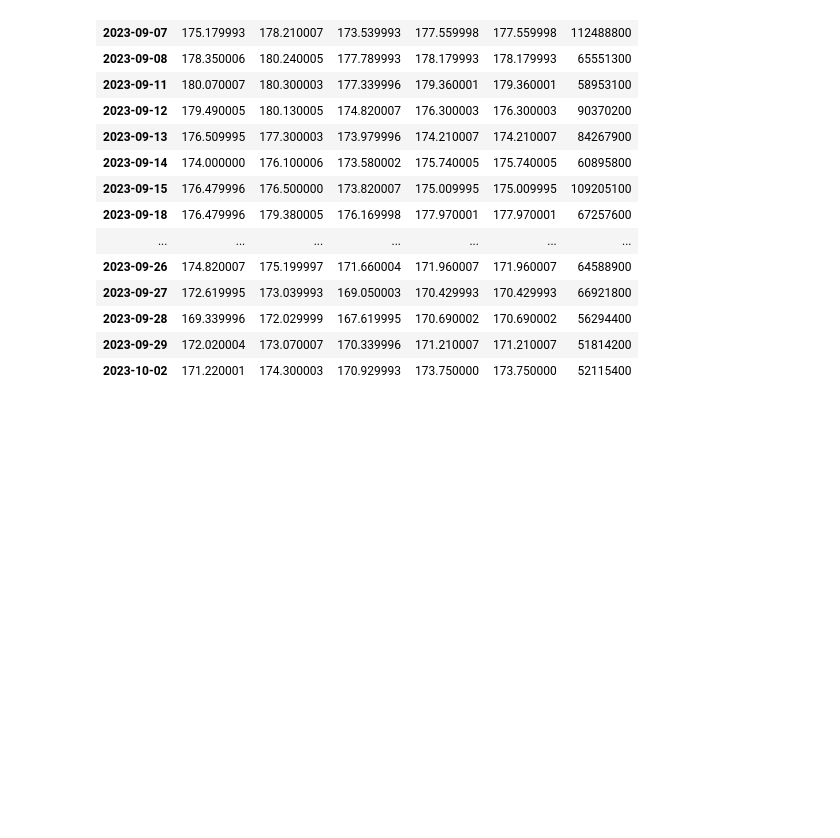
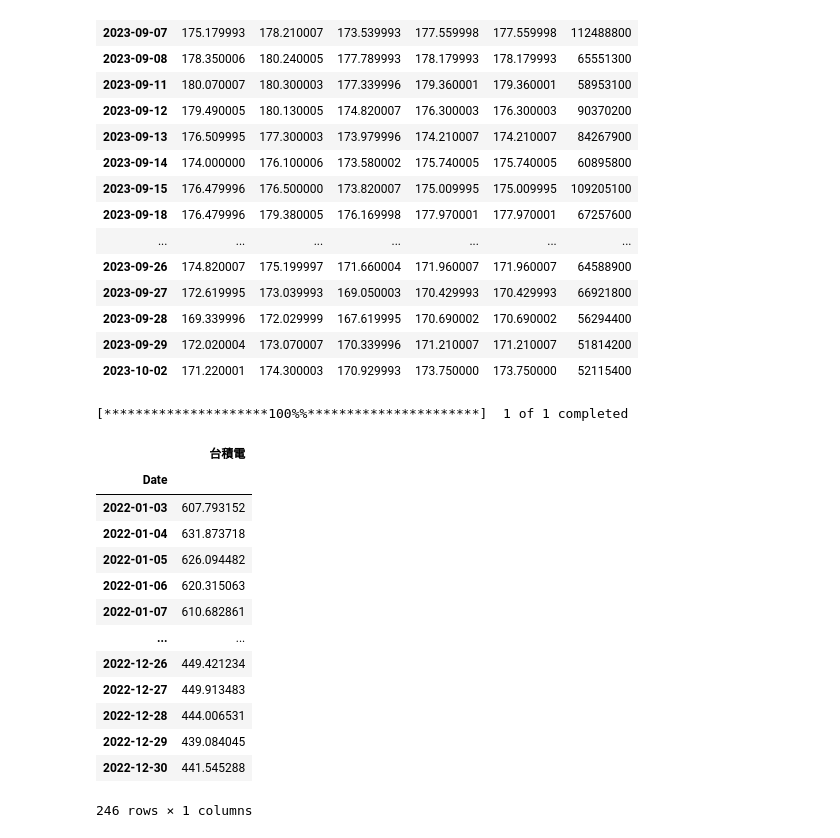
Before and after one commit to ElenaTsai/2023_07_27, a Jupyter notebook: lesson20_1.ipynb, the cells around one changed output. Drawn from its saved outputs; the diff is of its cells as text; code cells hidden in the pictures; blank space fills up the shorter version.

```diff
--- a/lesson20_1.ipynb
+++ b/lesson20_1.ipynb
@@ -359,3 +359,25 @@ data
 | 2023-09-28 | 169.339996 | 172.029999 | 167.619995 | 170.690002 | 170.690002 | 56294400 |
 | 2023-09-29 | 172.020004 | 173.070007 | 170.339996 | 171.210007 | 171.210007 | 51814200 |
 | 2023-10-02 | 171.220001 | 174.300003 | 170.929993 | 173.750000 | 173.750000 | 52115400 |
+# %%
+import yfinance as yf
+data = yf.download("2330.TW", start="2022-01-01",end="2022-12-31")
+tw2330 = data[['Adj Close']]
+tw2330.columns = ['台積電']
+tw2330
+# %% [output]
+[*********************100%%**********************]  1 of 1 completed
+|  | 台積電 |
+| Date |  |
+| 2022-01-03 | 607.793152 |
+| 2022-01-04 | 631.873718 |
+| 2022-01-05 | 626.094482 |
+| 2022-01-06 | 620.315063 |
+| 2022-01-07 | 610.682861 |
+| ... | ... |
+| 2022-12-26 | 449.421234 |
+| 2022-12-27 | 449.913483 |
+| 2022-12-28 | 444.006531 |
+| 2022-12-29 | 439.084045 |
+| 2022-12-30 | 441.545288 |
+246 rows × 1 columns
```
Also changed, not shown: parts of 10 cells of this notebook, 2 other files.
